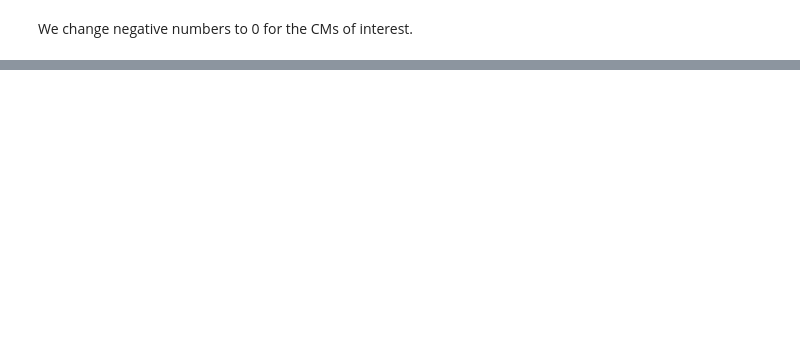
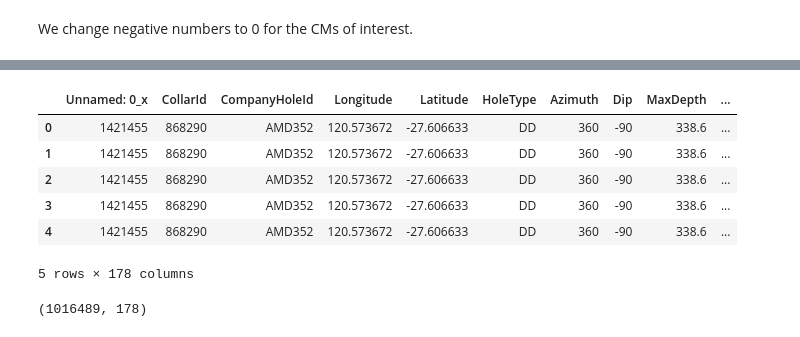
Before and after one commit to franticOreo/CriticalMinerals, a Jupyter notebook: cecile/EDAs/EDA_Drillhole.ipynb, the cells around one changed output, grey strips where cells are left out. Cells and saved outputs as stored; diff of their text form; code cells hidden in the pictures; blank space fills up the shorter version.

```diff
--- a/cecile/EDAs/EDA_Drillhole.ipynb
+++ b/cecile/EDAs/EDA_Drillhole.ipynb
@@ -294,6 +297,2 @@ Still does not seem reasonable.
 # %% [markdown]
 We change negative numbers to 0 for the CMs of interest.
-# %%
-df.loc[df['Ge_PPM'] < 0, ['Ge_PPM']] = 0
-df.loc[df['In_PPM'] < 0, ['In_PPM']] = 0
-df.loc[df['Co_PPM'] < 0, ['Co_PPM']] = 0
@@ -1013,0 +299,5 @@ Name: Co_PPM, dtype: float64
+# %%
+#only keep relevant rows where CM quantity > 0
+df_has_ge = df[df['Ge_PPM'] > 0]
+df_has_in = df[df['In_PPM'] > 0]
+df_has_co = df[df['Co_PPM'] > 0]
@@ -1013,0 +373,18 @@ Name: Co_PPM, dtype: float64
+# %%
+distances = pd.read_csv('Distance_MinedexNi_DrillholeCo.csv')
+# %%
+Merged_Ni_Drillhole_lessthan15km = pd.merge(df_has_co, distances, how='inner', left_on=['Latitude', 'Longitude'], right_on=['wamex_lat', 'wamex_lon'])
+# %%
+Merged_Ni_Drillhole_lessthan15km.head()
+# %% [output]
+|  | Unnamed: 0_x | CollarId | CompanyHoleId | Longitude | Latitude | HoleType | Azimuth | Dip | MaxDepth | ... |
+| 0 | 1421455 | 868290 | AMD352 | 120.573672 | -27.606633 | DD | 360 | -90 | 338.6 | ... |
+| 1 | 1421455 | 868290 | AMD352 | 120.573672 | -27.606633 | DD | 360 | -90 | 338.6 | ... |
+| 2 | 1421455 | 868290 | AMD352 | 120.573672 | -27.606633 | DD | 360 | -90 | 338.6 | ... |
+| 3 | 1421455 | 868290 | AMD352 | 120.573672 | -27.606633 | DD | 360 | -90 | 338.6 | ... |
+| 4 | 1421455 | 868290 | AMD352 | 120.573672 | -27.606633 | DD | 360 | -90 | 338.6 | ... |
+5 rows × 178 columns
+# %%
+Merged_Ni_Drillhole_lessthan15km.shape
+# %% [output]
+(1016489, 178)
```
Also changed, not shown: parts of 127 cells of this notebook, 10 other files.
